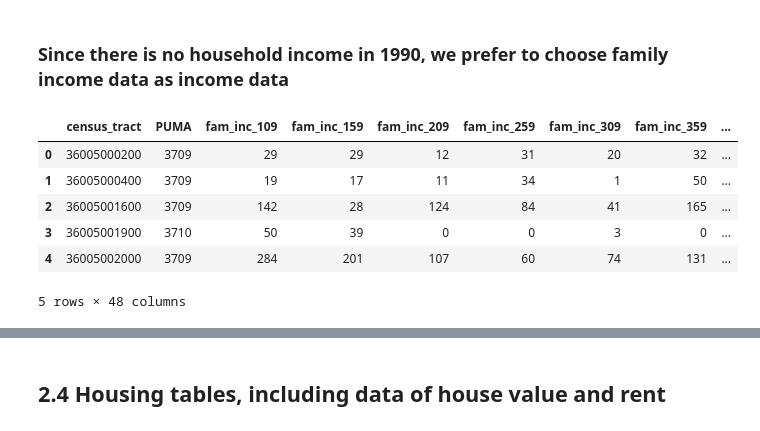
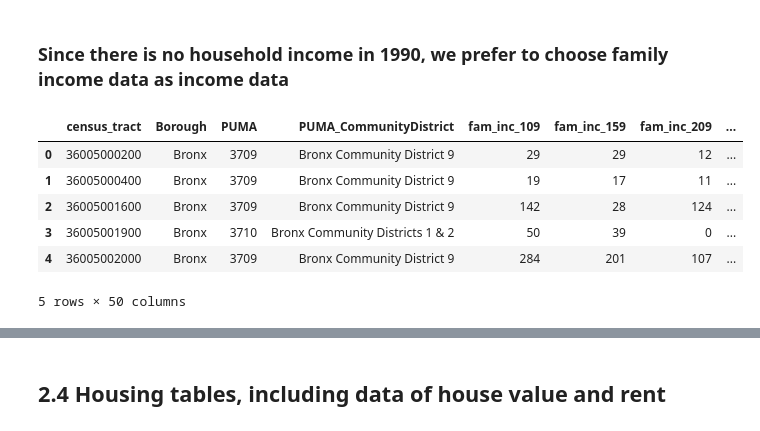
Before and after one commit to picniclin/NYC_yl5240, a Jupyter notebook: NYC_housing_and_income.ipynb, the cells around one changed output, grey strips where cells are left out. Cells and saved outputs as stored; diff of their text form; code cells hidden in the pictures.

```diff
--- a/NYC_housing_and_income.ipynb
+++ b/NYC_housing_and_income.ipynb
@@ -175,0 +202,15 @@ len(df_conv1), len(df_conv2)
+# %%
+def abb_rep(x):
+    if x.startswith('BX'):
+        x = x.replace('BX','Bronx')
+    if x.startswith('BK'):
+        x = x.replace('BK','Brooklyn')
+    if x.startswith('MN'):
+        x = x.replace('MN','Manhattan')
+    if x.startswith('QN'):
+        x = x.replace('QN','Queens')
+    if x.startswith('SI'):
+        x = x.replace('SI','Staten Island')
+    return x
+
+df_conv2.PUMA_CommunityDistrict = df_conv2.PUMA_CommunityDistrict.apply(lambda x:abb_rep(x))
@@ -198,7 +246,7 @@ df_PUMA
 # %%
-df_conv3 = pd.DataFrame([['Bronx', '36005'],['Brooklyn','36047'],['Manhattan','36061'],
+df_conv4 = pd.DataFrame([['Bronx', '36005'],['Brooklyn','36047'],['Manhattan','36061'],
               ['Queens','36081'], ['Staten Island', '36085']], columns=['Borough','BroCode'])
-df_conv3
+df_conv4
 # %% [output]
 |  | Borough | BroCode |
 | 0 | Bronx | 36005 |
@@ -208,7 +256,7 @@ df_conv3
 | 4 | Staten Island | 36085 |
 # %%
 df_tract = df_conv1.merge(df_conv2.rename(columns={'PUMA Code':'PUMA'}),
-               on = ['NTA_Code', 'NTA_Name', 'Borough', 'PUMA']).merge(df_conv3, on = 'Borough')
+               on = ['NTA_Code', 'NTA_Name', 'Borough', 'PUMA']).merge(df_conv4, on = 'Borough')
 
 df_tract.head()
 # %% [output]
@@ -348,14 +418,16 @@ df_income.describe()
 ### Since there is no household income in 1990, we prefer to choose family income data as income data
 # %%
 df_family_income = df_all.loc[:,df_all.columns[(df_all.columns == 'census_tract') | \
-                                       (df_all.columns == 'PUMA')|\
+                                (df_all.columns == 'Borough')|\
+                                (df_all.columns == 'PUMA')|\
+                                (df_all.columns == 'PUMA_CommunityDistrict')|\
                                        df_all.columns.str.startswith('fam_inc_')]]
 df_family_income.head()
 # %% [output]
-|  | census_tract | PUMA | fam_inc_109 | fam_inc_159 | fam_inc_209 | fam_inc_259 | fam_inc_309 | fam_inc_359 | ... |
-| 0 | 36005000200 | 3709 | 29 | 29 | 12 | 31 | 20 | 32 | ... |
-| 1 | 36005000400 | 3709 | 19 | 17 | 11 | 34 | 1 | 50 | ... |
-| 2 | 36005001600 | 3709 | 142 | 28 | 124 | 84 | 41 | 165 | ... |
-| 3 | 36005001900 | 3710 | 50 | 39 | 0 | 0 | 3 | 0 | ... |
-| 4 | 36005002000 | 3709 | 284 | 201 | 107 | 60 | 74 | 131 | ... |
+|  | census_tract | Borough | PUMA | PUMA_CommunityDistrict | fam_inc_109 | fam_inc_159 | fam_inc_209 | ... |
+| 0 | 36005000200 | Bronx | 3709 | Bronx Community District 9 | 29 | 29 | 12 | ... |
+| 1 | 36005000400 | Bronx | 3709 | Bronx Community District 9 | 19 | 17 | 11 | ... |
+| 2 | 36005001600 | Bronx | 3709 | Bronx Community District 9 | 142 | 28 | 124 | ... |
+| 3 | 36005001900 | Bronx | 3710 | Bronx Community Districts 1 & 2 | 50 | 39 | 0 | ... |
+| 4 | 36005002000 | Bronx | 3709 | Bronx Community District 9 | 284 | 201 | 107 | ... |
-5 rows × 48 columns
+5 rows × 50 columns
```
Also changed, not shown: parts of 126 cells of this notebook.
